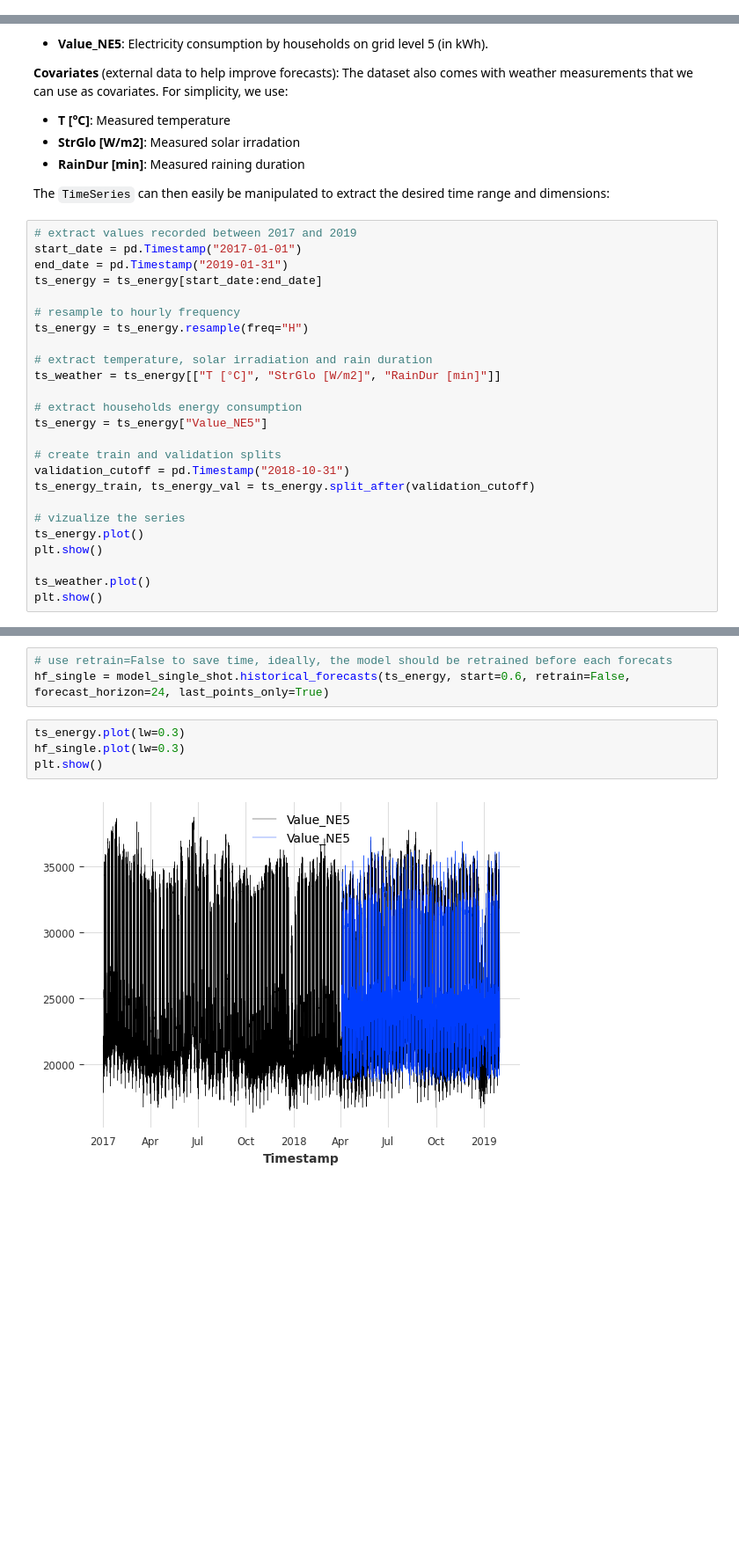
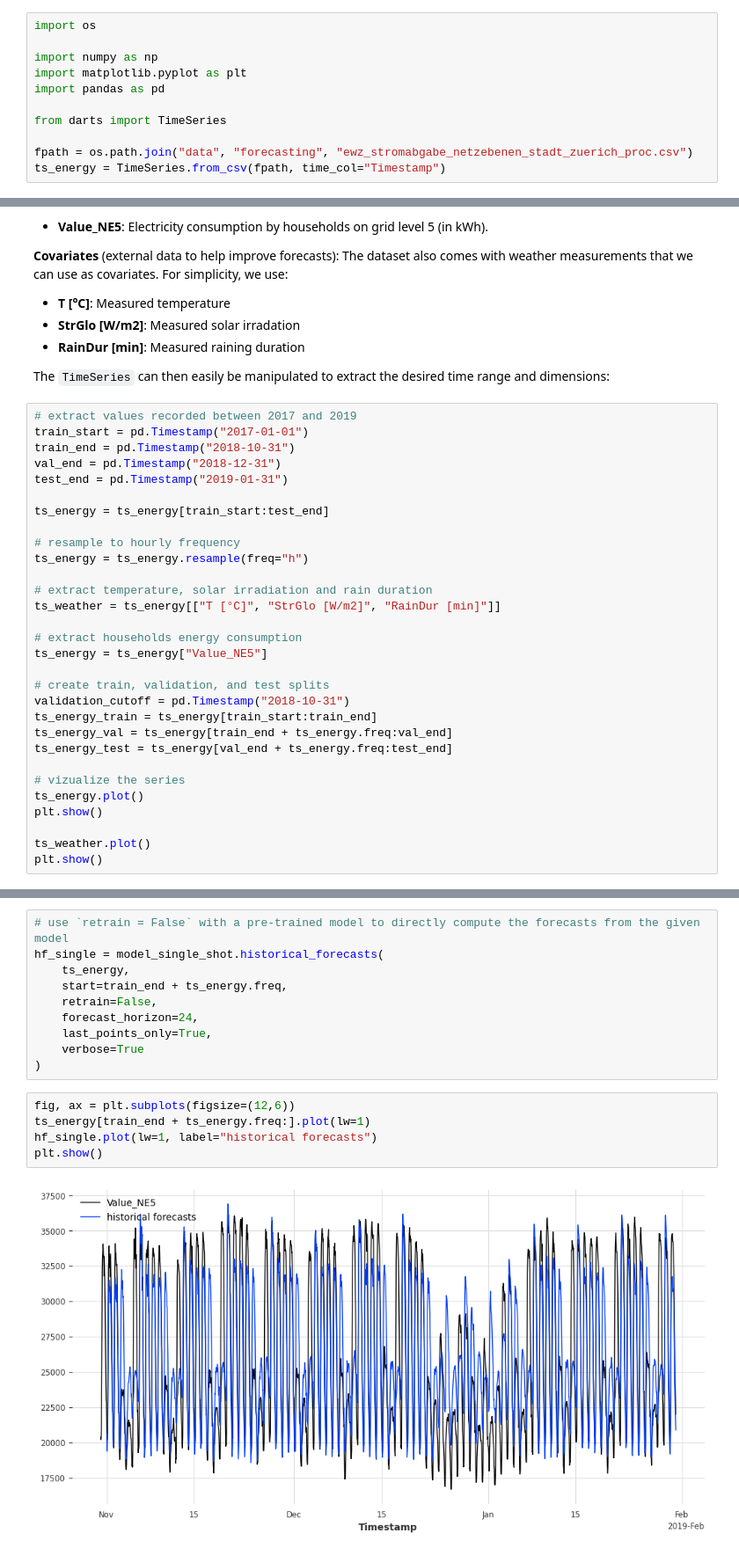
Before and after one commit to unit8co/sds2024-anomaly-detection, a Jupyter notebook: Introduction.ipynb, the cells around one changed output, grey strips where cells are left out. Shown at 88% size. Drawn from its saved outputs; the diff is of its cells as text; blank space fills up the shorter version.

```diff
--- a/Introduction.ipynb
+++ b/Introduction.ipynb
@@ -44,3 +28,14 @@ ts_energy = ElectricityConsumptionZurichDataset().load()
+# %%
+import os
+
+import numpy as np
+import matplotlib.pyplot as plt
+import pandas as pd
+
+from darts import TimeSeries
+
+fpath = os.path.join("data", "forecasting", "ewz_stromabgabe_netzebenen_stadt_zuerich_proc.csv")
+ts_energy = TimeSeries.from_csv(fpath, time_col="Timestamp")
 # %% [markdown]
 Technical information about this dataset:
 
@@ -59,12 +54,15 @@ The dataset also comes with weather measurements that we can use as covariates.
 The `TimeSeries` can then easily be manipulated to extract the desired time range and dimensions:
 # %%
 # extract values recorded between 2017 and 2019
-start_date = pd.Timestamp("2017-01-01")
-end_date = pd.Timestamp("2019-01-31")
-ts_energy = ts_energy[start_date:end_date]
+train_start = pd.Timestamp("2017-01-01")
+train_end = pd.Timestamp("2018-10-31")
+val_end = pd.Timestamp("2018-12-31")
+test_end = pd.Timestamp("2019-01-31")
+
+ts_energy = ts_energy[train_start:test_end]
 
 # resample to hourly frequency
-ts_energy = ts_energy.resample(freq="H")
+ts_energy = ts_energy.resample(freq="h")
 
 # extract temperature, solar irradiation and rain duration
 ts_weather = ts_energy[["T [°C]", "StrGlo [W/m2]", "RainDur [min]"]]
@@ -72,9 +70,11 @@ ts_weather = ts_energy[["T [°C]", "StrGlo [W/m2]", "RainDur [min]"]]
 # extract households energy consumption
 ts_energy = ts_energy["Value_NE5"]
 
-# create train and validation splits
+# create train, validation, and test splits
 validation_cutoff = pd.Timestamp("2018-10-31")
-ts_energy_train, ts_energy_val = ts_energy.split_after(validation_cutoff)
+ts_energy_train = ts_energy[train_start:train_end]
+ts_energy_val = ts_energy[train_end + ts_energy.freq:val_end]
+ts_energy_test = ts_energy[val_end + ts_energy.freq:test_end]
 
 # vizualize the series
 ts_energy.plot()
@@ -271,9 +368,17 @@ Such simulated forecasts are always defined with respect to a forecast horizon,
 # %%
-# use retrain=False to save time, ideally, the model should be retrained before each forecats
-hf_single = model_single_shot.historical_forecasts(ts_energy, start=0.6, retrain=False, forecast_horizon=24, last_points_only=True)
+# use `retrain = False` with a pre-trained model to directly compute the forecasts from the given model
+hf_single = model_single_shot.historical_forecasts(
+    ts_energy,
+    start=train_end + ts_energy.freq,
+    retrain=False,
+    forecast_horizon=24,
+    last_points_only=True,
+    verbose=True
+)
 # %%
-ts_energy.plot(lw=0.3)
-hf_single.plot(lw=0.3)
+fig, ax = plt.subplots(figsize=(12,6))
+ts_energy[train_end + ts_energy.freq:].plot(lw=1)
+hf_single.plot(lw=1, label="historical forecasts")
 plt.show()
 # %% [output]
-[figure, old version]
+[figure, new version]
```
Also changed, not shown: parts of 29 cells of this notebook, 4 other files.
